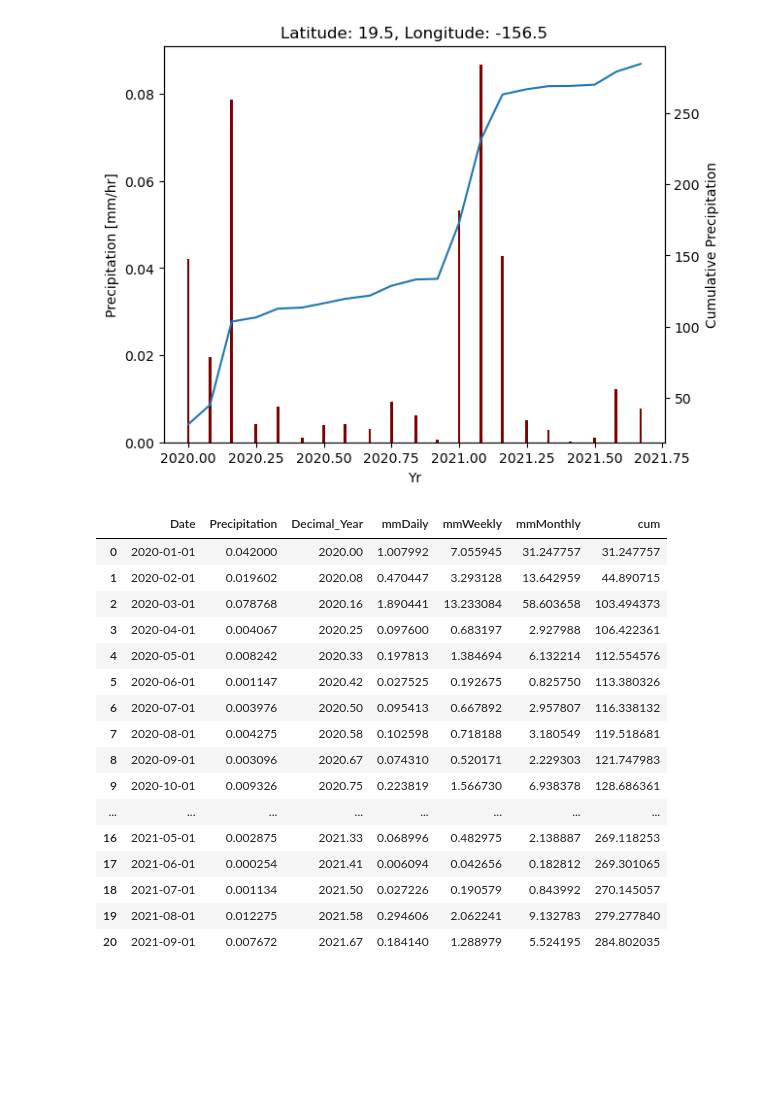
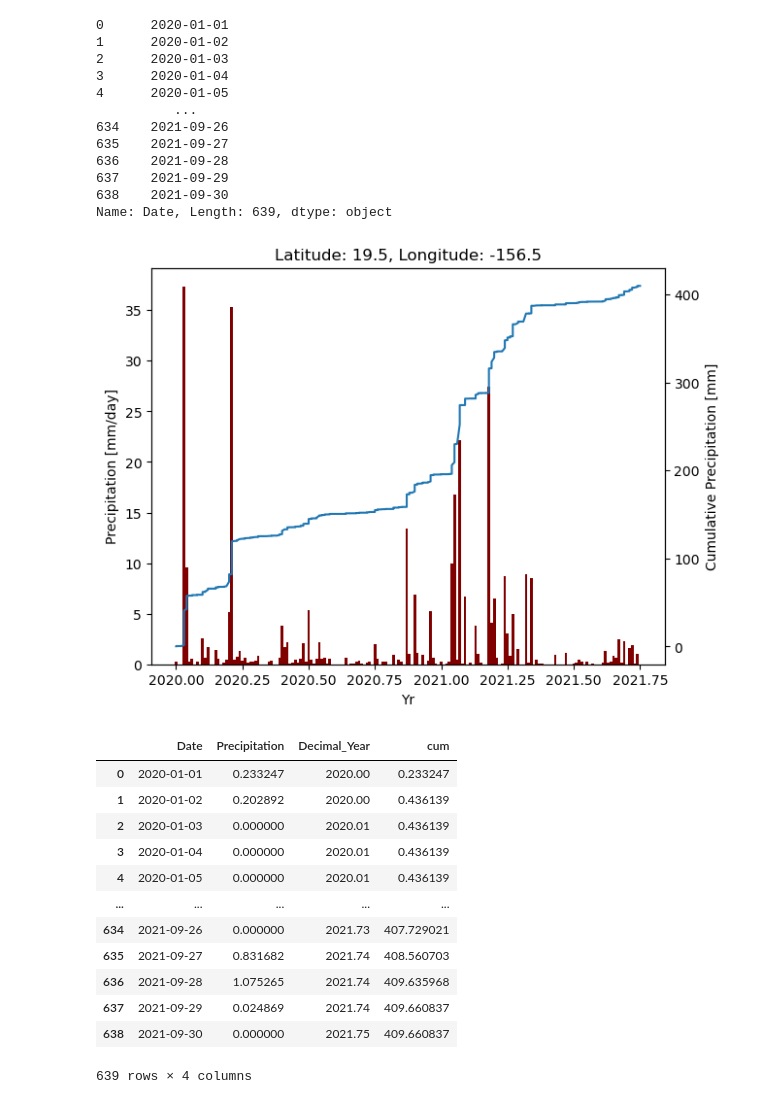
Before and after one commit to disilvestro/GetPrecipitation, a Jupyter notebook: get_precipitation_lalo.ipynb, the cells around one changed output. Cells and saved outputs as stored; diff of their text form; code cells hidden in the pictures; blank space fills up the shorter version.

Commit message:
added function for elaborating daily dataset in nc4 format

```diff
--- a/get_precipitation_lalo.ipynb
+++ b/get_precipitation_lalo.ipynb
@@ -84,6 +81,7 @@ def dload_site_list_hdf5(folder, path):
             raise ValueError('should be only one txt file in the current directory')
 
         path = txt_files[0]
+        print(path)
 
     '''
     Loop torough every line in the list of links .txt file and download every .HDF5 file within the list
@@ -91,13 +89,13 @@ def dload_site_list_hdf5(folder, path):
 
     with open(path, "r") as ifile:
             for URL in ifile:
-                if '.HDF5' in URL[-6:]:
+                if '.nc4' in URL[-6:]:
 
                     d = re.search('\d{8}', URL)
                     d.group(0)
-                    date = datetime.strptime(d.group(0), "%Y%d%m").date()
+                    date = datetime.strptime(d.group(0), "%Y%m%d").date()
 
-                    FILENAME = folder + '/'+ str(date) + '.HDF5'
+                    FILENAME = folder + '/'+ str(date) + '.nc4'
 
                     if not os.path.exists(FILENAME):
 
@@ -202,0 +339,2 @@ def plot_precipitaion(longitude, latitude, start_date, end_date, folder, path):
+# %%
+newdf = plot_precipitaion_nc4(lon, lat, start_date, end_date, folder_name, '')
@@ -203,2 +359,2 @@ def plot_precipitaion(longitude, latitude, start_date, end_date, folder, path):
 # %%
-newdf = plot_precipitaion(lon, lat, start_date, end_date, folder_name, '')
+# newdf = plot_precipitaion(lon, lat, start_date, end_date, folder_name, '')
@@ -230,59 +368,66 @@ File: data/2021-01-09.HDF5 already exists
 # newdf["log180"] = np.log(newdf.roll180)
 # newdf['norm']=(newdf.Precipitation-newdf.Precipitation.min())/(newdf.Precipitation.max()-newdf.Precipitation.min())
 
 rainfalldfNoNull =newdf.dropna()
 
 # Convert date strings to decimal years
 rainfalldfNoNull['Decimal_Year'] = rainfalldfNoNull['Date'].apply(date_to_decimal_year)
-rainfalldfNoNull["mmDaily"] = (rainfalldfNoNull.Precipitation)*24
-rainfalldfNoNull["mmWeekly"] = (rainfalldfNoNull.mmDaily)*7
-rainfalldfNoNull['mmMonthly'] = (rainfalldfNoNull.mmDaily)*((rainfalldfNoNull['Date']).apply(days_in_month))
+# rainfalldfNoNull["mmDaily"] = (rainfalldfNoNull.Precipitation)*24
+# rainfalldfNoNull["mmWeekly"] = (rainfalldfNoNull.mmDaily)*7
+# rainfalldfNoNull['mmMonthly'] = (rainfalldfNoNull.mmDaily)*((rainfalldfNoNull['Date']).apply(days_in_month))
 
-
-rainfalldfNoNull["cum"] = rainfalldfNoNull.mmMonthly.cumsum()
+rainfalldfNoNull["cum"] = rainfalldfNoNull.Precipitation.cumsum()
 
 fig, ax = plt.subplots(layout='constrained')
 
 x = rainfalldfNoNull.Decimal_Year
-y = rainfalldfNoNull.mmDaily
+y = rainfalldfNoNull.Precipitation
 
 plt.bar(rainfalldfNoNull.Decimal_Year, rainfalldfNoNull.Precipitation, color ='maroon',
         width = 0.01)
 
-plt.ylabel("Precipitation [mm/hr]")
+plt.ylabel("Precipitation [mm/day]")
 
 rainfalldfNoNull.plot('Decimal_Year', 'cum', secondary_y=True, ax=ax)
 
 plt.title(f'Latitude: {lat}, Longitude: {lon}')
 ax.set_xlabel("Yr")
-ax.right_ax.set_ylabel("Cumulative Precipitation")
+ax.right_ax.set_ylabel("Cumulative Precipitation [mm]")
 
 ax.get_legend().remove()
 
 plt.xticks(rotation=90)
 
 # Data plot
 plt.show()
 rainfalldfNoNull
 # %% [output]
+0      2020-01-01
+1      2020-01-02
+2      2020-01-03
+3      2020-01-04
+4      2020-01-05
+          ...
+634    2021-09-26
+635    2021-09-27
+636    2021-09-28
+637    2021-09-29
+638    2021-09-30
+Name: Date, Length: 639, dtype: object
-[figure, old version]
+[figure, new version]
-|  | Date | Precipitation | Decimal_Year | mmDaily | mmWeekly | mmMonthly | cum |
-| 0 | 2020-01-01 | 0.042000 | 2020.00 | 1.007992 | 7.055945 | 31.247757 | 31.247757 |
-| 1 | 2020-02-01 | 0.019602 | 2020.08 | 0.470447 | 3.293128 | 13.642959 | 44.890715 |
-| 2 | 2020-03-01 | 0.078768 | 2020.16 | 1.890441 | 13.233084 | 58.603658 | 103.494373 |
-| 3 | 2020-04-01 | 0.004067 | 2020.25 | 0.097600 | 0.683197 | 2.927988 | 106.422361 |
-| 4 | 2020-05-01 | 0.008242 | 2020.33 | 0.197813 | 1.384694 | 6.132214 | 112.554576 |
-| 5 | 2020-06-01 | 0.001147 | 2020.42 | 0.027525 | 0.192675 | 0.825750 | 113.380326 |
-| 6 | 2020-07-01 | 0.003976 | 2020.50 | 0.095413 | 0.667892 | 2.957807 | 116.338132 |
-| 7 | 2020-08-01 | 0.004275 | 2020.58 | 0.102598 | 0.718188 | 3.180549 | 119.518681 |
-| 8 | 2020-09-01 | 0.003096 | 2020.67 | 0.074310 | 0.520171 | 2.229303 | 121.747983 |
-| 9 | 2020-10-01 | 0.009326 | 2020.75 | 0.223819 | 1.566730 | 6.938378 | 128.686361 |
-| ... | ... | ... | ... | ... | ... | ... | ... |
-| 16 | 2021-05-01 | 0.002875 | 2021.33 | 0.068996 | 0.482975 | 2.138887 | 269.118253 |
-| 17 | 2021-06-01 | 0.000254 | 2021.41 | 0.006094 | 0.042656 | 0.182812 | 269.301065 |
-| 18 | 2021-07-01 | 0.001134 | 2021.50 | 0.027226 | 0.190579 | 0.843992 | 270.145057 |
-| 19 | 2021-08-01 | 0.012275 | 2021.58 | 0.294606 | 2.062241 | 9.132783 | 279.277840 |
-| 20 | 2021-09-01 | 0.007672 | 2021.67 | 0.184140 | 1.288979 | 5.524195 | 284.802035 |
+|  | Date | Precipitation | Decimal_Year | cum |
+| 0 | 2020-01-01 | 0.233247 | 2020.00 | 0.233247 |
+| 1 | 2020-01-02 | 0.202892 | 2020.00 | 0.436139 |
+| 2 | 2020-01-03 | 0.000000 | 2020.01 | 0.436139 |
+| 3 | 2020-01-04 | 0.000000 | 2020.01 | 0.436139 |
+| 4 | 2020-01-05 | 0.000000 | 2020.01 | 0.436139 |
+| ... | ... | ... | ... | ... |
+| 634 | 2021-09-26 | 0.000000 | 2021.73 | 407.729021 |
+| 635 | 2021-09-27 | 0.831682 | 2021.74 | 408.560703 |
+| 636 | 2021-09-28 | 1.075265 | 2021.74 | 409.635968 |
+| 637 | 2021-09-29 | 0.024869 | 2021.74 | 409.660837 |
+| 638 | 2021-09-30 | 0.000000 | 2021.75 | 409.660837 |
+639 rows × 4 columns
 # %%
 '''
 Example of global precipitations given by Nasa at: https://gpm.nasa.gov/data/tutorials
```
Also changed, not shown: parts of 8 cells of this notebook.
